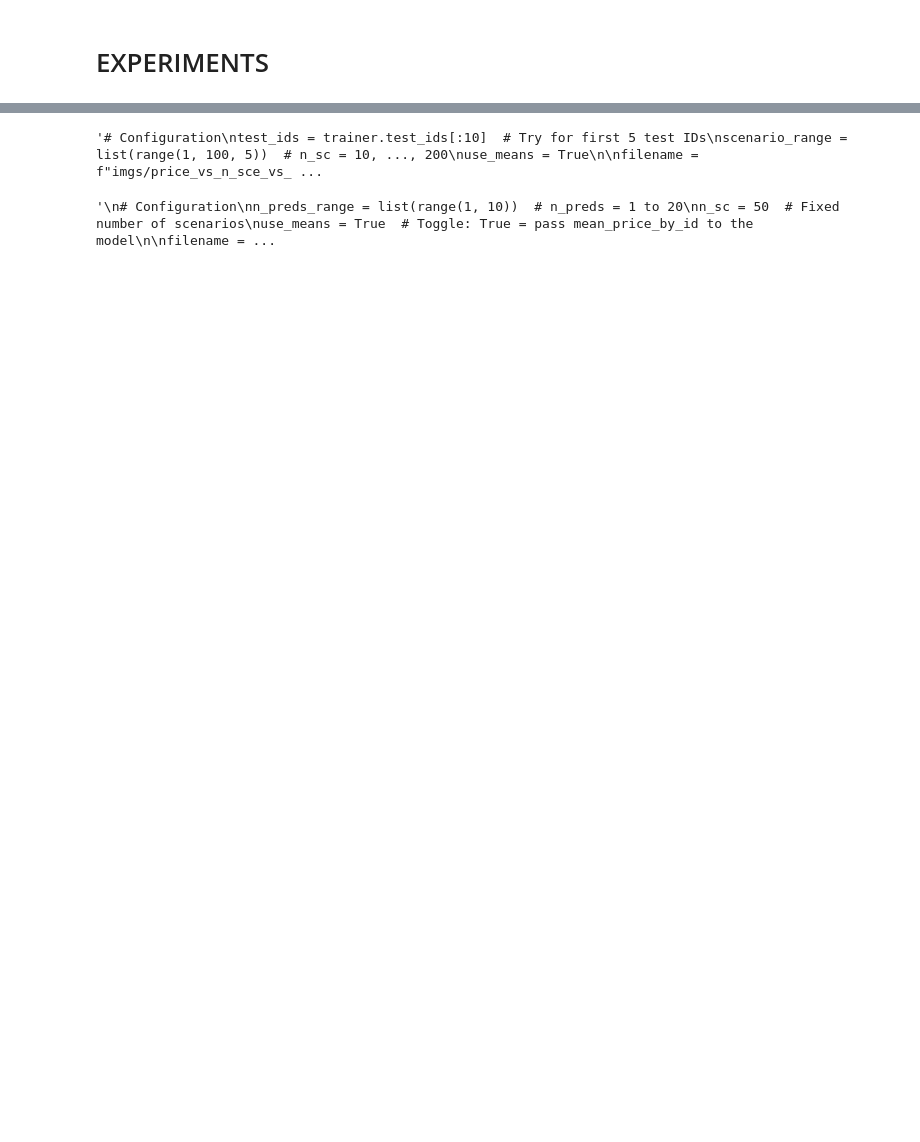
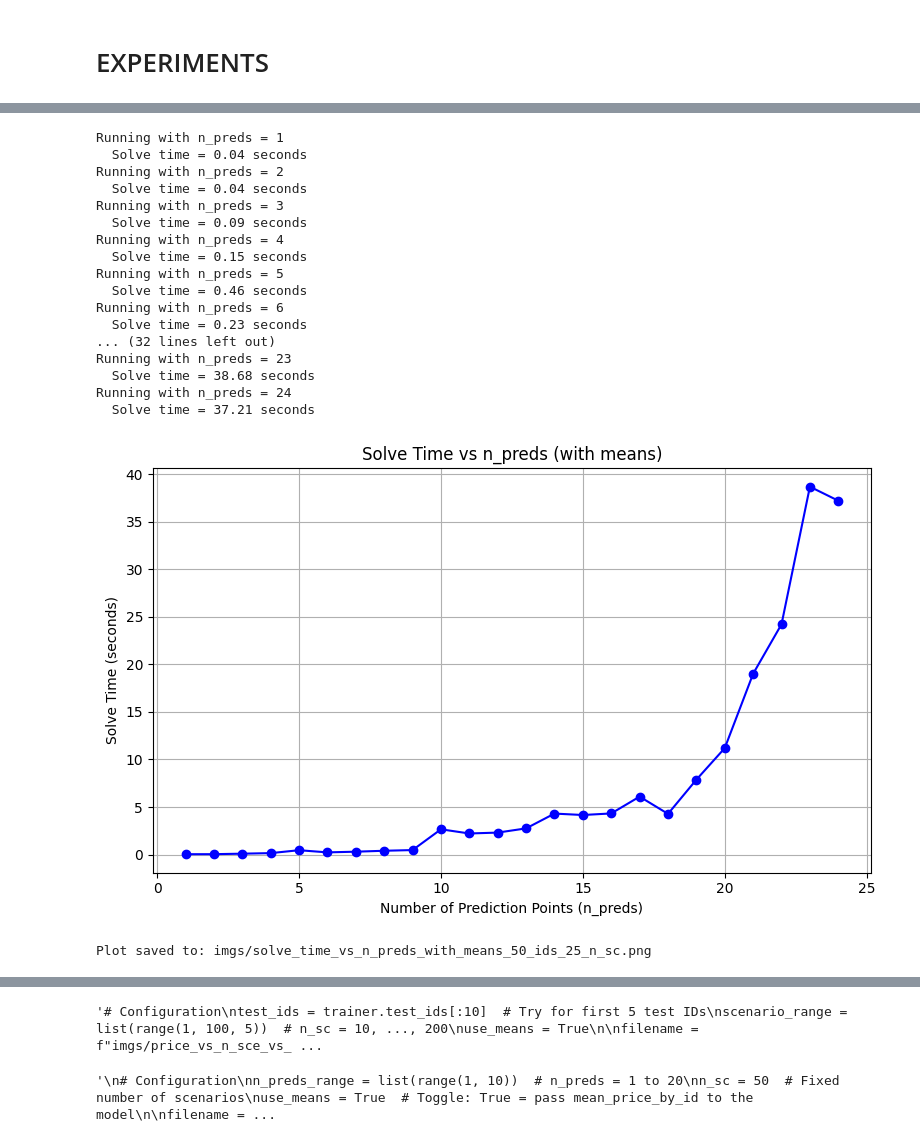
Before and after one commit to DanielLosada/DynamicPricing, a Jupyter notebook: MyImplementation/opt.ipynb, the cells around one changed output, grey strips where cells are left out. Cells and saved outputs as stored; diff of their text form; code cells hidden in the pictures; blank space fills up the shorter version.

```diff
--- a/MyImplementation/opt.ipynb
+++ b/MyImplementation/opt.ipynb
@@ -77,13 +77,13 @@ training_config = {
 config = {
     # Model config
     'hidden_layers': 0,
-    'hidden_size': 64,
-    'drop': 0.04111299860448736,
+    'hidden_size': 32,
+    'drop': 0.018253331815335814,
 
     # Training config
-    'lr': 0.0010016234614242578,
-    'wd': 0.008169395716564817,
-    'batchsize': 96,
+    'lr': 0.0014570127381474667,
+    'wd': 0.0007924986676083113,
+    'batchsize': 128,
     'iters': 5000,
     'patience': 500
 }
@@ -366,6 +371,7 @@ if DATA_BY_ID:
     print("mean_price_by_id:", mean_price_by_id)
     print("mean_price:", mean_price)'''
 
+
     # Get only training data
     train_df = trainer.X.loc[trainer.train_indices].copy()
 
@@ -374,6 +380,7 @@ if DATA_BY_ID:
 
     # Select the first row per ID from training set (simulate "oldest" observation per ID)
     contextual_var = train_df.drop_duplicates(subset=trainer.id_col, keep='first').drop(columns=trainer.id_col)[:n_preds]
+    #contextual_var = train_df.drop_duplicates(subset=trainer.id_col, keep='first')[:n_preds]
 
     # Compute mean price per ID from training data
     mean_price_by_id = train_df.groupby(trainer.id_col)['price'].mean()
@@ -386,7 +393,9 @@ if DATA_BY_ID:
     mean_price_by_id = dict(enumerate(mean_price_by_id))
 
     # Compute global mean price from training data
-    mean_price = train_df['price'].mean()
+    #mean_price = train_df['price'].mean()
+    #mean_price = contextual_var['price'].mean()
+    mean_price = train_df[train_df[trainer.id_col].isin(ids)]['price'].mean()
 
     # Print results
     print("mean_price_by_id:", mean_price_by_id)
@@ -880,0 +989,22 @@ See the caveats in the documentation: https://pandas.pydata.org/pandas-docs/stab
+# %%
+experiment_solve_time_vs_n_preds(trainer, use_means=True, n_sc=50, end_range=25)
+# %% [output]
+Running with n_preds = 1
+  Solve time = 0.04 seconds
+Running with n_preds = 2
+  Solve time = 0.04 seconds
+Running with n_preds = 3
+  Solve time = 0.09 seconds
+Running with n_preds = 4
+  Solve time = 0.15 seconds
+Running with n_preds = 5
+  Solve time = 0.46 seconds
+Running with n_preds = 6
+  Solve time = 0.23 seconds
+... (32 lines left out)
+Running with n_preds = 23
+  Solve time = 38.68 seconds
+Running with n_preds = 24
+  Solve time = 37.21 seconds
+[figure, added]
+Plot saved to: imgs/solve_time_vs_n_preds_with_means_50_ids_25_n_sc.png
```
Also changed, not shown: parts of 20 cells of this notebook, 9 other files.
